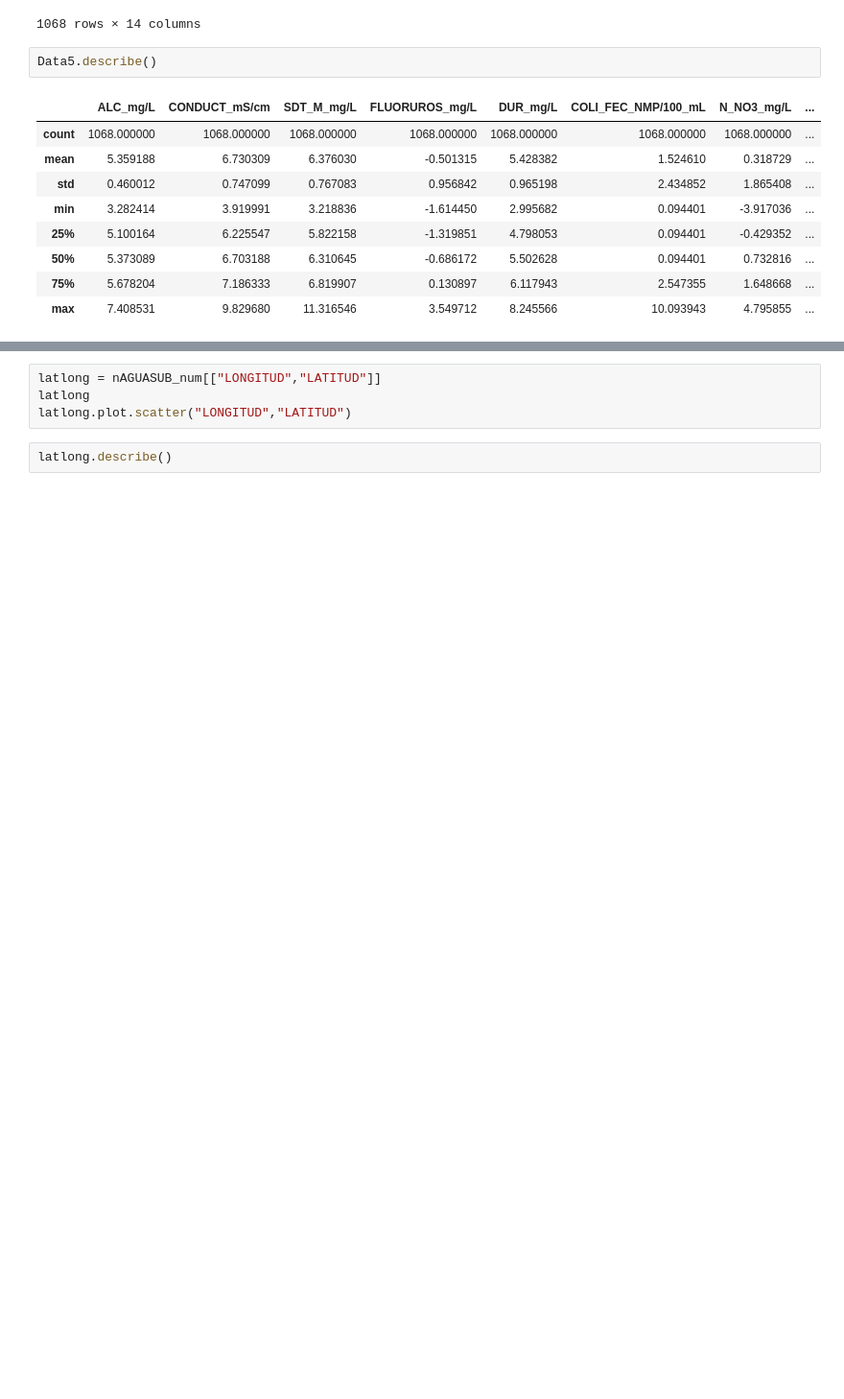
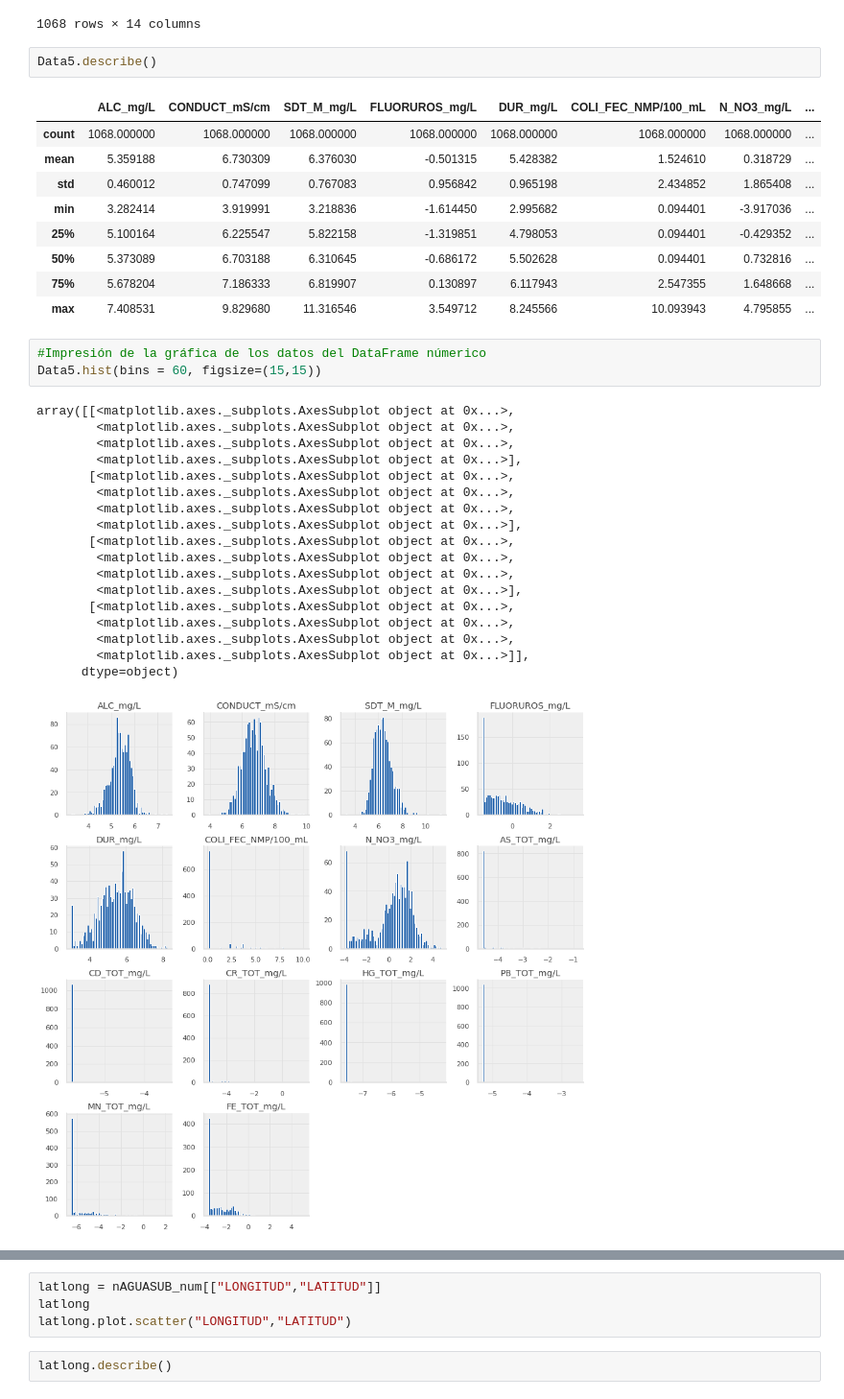
Before and after one commit to PosgradoMNA/actividades-del-projecto-cad_equipo_18, a Jupyter notebook: Equipo_18_Entrega_1_Aguas_Subterraneas.ipynb, the cells around one changed output, grey strips where cells are left out. Shown at 96% size. Cells and saved outputs as stored; diff of their text form; blank space fills up the shorter version.

```diff
--- a/Equipo_18_Entrega_1_Aguas_Subterraneas.ipynb
+++ b/Equipo_18_Entrega_1_Aguas_Subterraneas.ipynb
@@ -598,4 +610,26 @@ Data5.describe()
 | 50% | 5.373089 | 6.703188 | 6.310645 | -0.686172 | 5.502628 | 0.094401 | 0.732816 | ... |
 | 75% | 5.678204 | 7.186333 | 6.819907 | 0.130897 | 6.117943 | 2.547355 | 1.648668 | ... |
 | max | 7.408531 | 9.829680 | 11.316546 | 3.549712 | 8.245566 | 10.093943 | 4.795855 | ... |
+# %%
+#Impresión de la gráfica de los datos del DataFrame númerico
+Data5.hist(bins = 60, figsize=(15,15))
+# %% [output]
+array([[<matplotlib.axes._subplots.AxesSubplot object at 0x...>,
+        <matplotlib.axes._subplots.AxesSubplot object at 0x...>,
+        <matplotlib.axes._subplots.AxesSubplot object at 0x...>,
+        <matplotlib.axes._subplots.AxesSubplot object at 0x...>],
+       [<matplotlib.axes._subplots.AxesSubplot object at 0x...>,
+        <matplotlib.axes._subplots.AxesSubplot object at 0x...>,
+        <matplotlib.axes._subplots.AxesSubplot object at 0x...>,
+        <matplotlib.axes._subplots.AxesSubplot object at 0x...>],
+       [<matplotlib.axes._subplots.AxesSubplot object at 0x...>,
+        <matplotlib.axes._subplots.AxesSubplot object at 0x...>,
+        <matplotlib.axes._subplots.AxesSubplot object at 0x...>,
+        <matplotlib.axes._subplots.AxesSubplot object at 0x...>],
+       [<matplotlib.axes._subplots.AxesSubplot object at 0x...>,
+        <matplotlib.axes._subplots.AxesSubplot object at 0x...>,
+        <matplotlib.axes._subplots.AxesSubplot object at 0x...>,
+        <matplotlib.axes._subplots.AxesSubplot object at 0x...>]],
+      dtype=object)
+[figure, added]
 # %%
```
Also changed, not shown: parts of 12 cells of this notebook.
